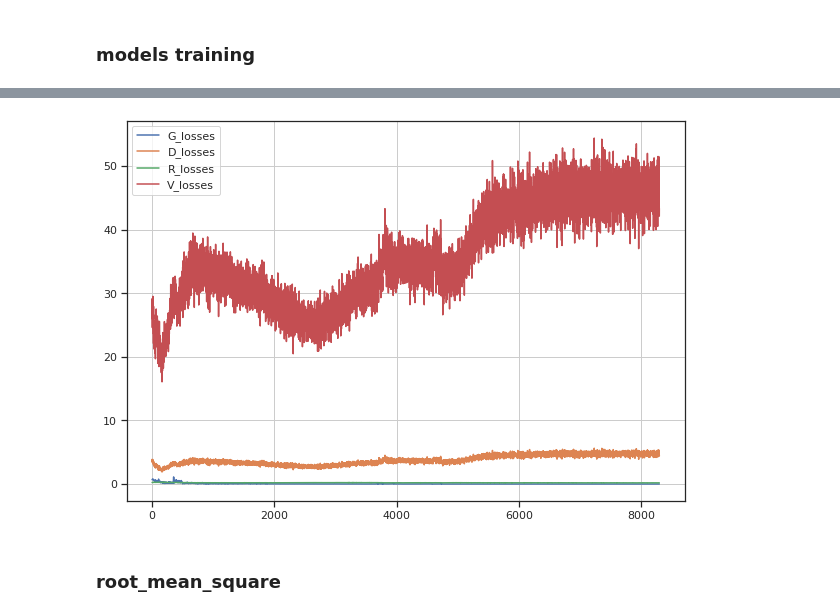
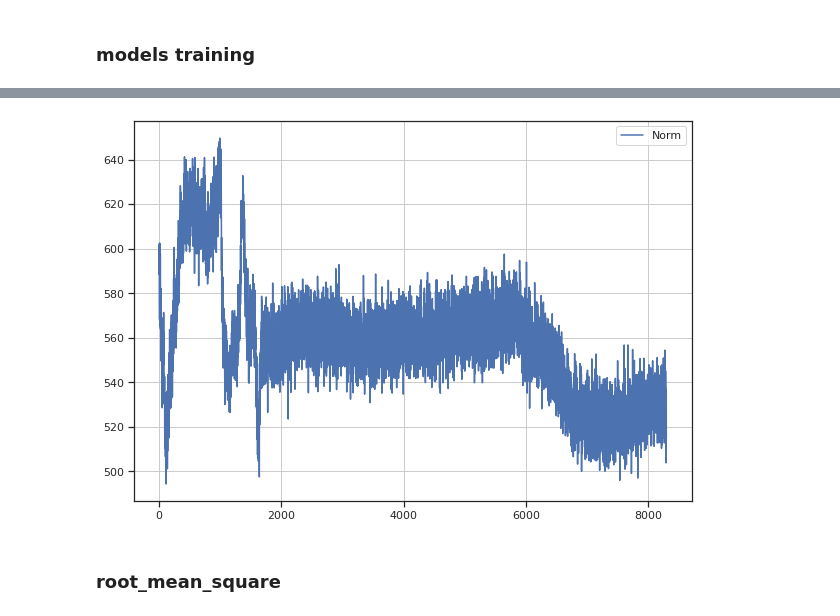
Before and after one commit to RamilyaSharifullina25/thesis, a Jupyter notebook: TIME/researchs.ipynb, the cells around one changed output, grey strips where cells are left out. Drawn from its saved outputs; the diff is of its cells as text; code cells hidden in the pictures.

```diff
--- a/TIME/researchs.ipynb
+++ b/TIME/researchs.ipynb
@@ -303,8 +303,19 @@ class Verification_criterion(nn.Module):
     def forward(self, embeding_x, embeding_y):
         if self.n == 1:
             return (0.5 * torch.max(torch.zeros(1).to(device), 2 - torch.linalg.norm(embeding_x - embeding_y)) ** 2)
+# %%
+class Verification(nn.Module):
+    def __init__(self, alpha, n):
+        super().__init__()
+        self.alpha = alpha
+        self.n = n
+
+    def forward(self, embeding_x, embeding_y):
+        if self.n == 1:
+            return (torch.linalg.norm(embeding_x - embeding_y))
 # %%
 criterion_verif = Verification_criterion(2, 1)
+criterion_verif2 = Verification(2, 1)
 # %%
 def train(loader,
           gen,
@@ -325,6 +336,7 @@ def train(loader,
     D_losses = []
     R_losses = []
     V_losses = []
+    V_losses2 = []
     verificator_labels = []
     verificator_preds = []
 
@@ -354,8 +366,10 @@ def train(loader,
             model_verification.eval()
             embeding_fake = model_verification(fake)
             embeding_real = model_verification(real_data)
-            loss_verif = criterion_verif(embeding_real, embeding_real)
+            loss_verif = criterion_verif(embeding_real, embeding_fake)
+            loss2 = criterion_verif2(embeding_real, embeding_fake)
             V_losses.append(loss_verif.item())
+            V_losses2.append(loss2.item())
 #             preds = torch.argmax(output_class, 1)
 #             verificator_labels.append(y)
 #             verificator_preds.append(preds)
@@ -385,7 +399,7 @@ def train(loader,
             G_opt.step()
 
         if epoch % 10 == 0:
-            print(f"Epoch [{epoch}/{num_epochs}] Batch {idx}/{len(loader)} Loss D: {D_loss.item():.4f}, Loss G: {G_loss.item():.4f}, Loss V: {loss_verif.item():.4f}, Loss R: {loss_regul.item():.4f}")
+            print(f"Epoch [{epoch}/{num_epochs}] Batch {idx}/{len(loader)} Loss D: {D_loss.item():.4f}, Loss G: {G_loss.item():.4f}, Loss V: {loss_verif.item():.4f}, Loss R: {loss_regul.item():.4f}, Norm {loss2.item():.4f}")
 
 
             step += 1
@@ -405,7 +419,7 @@ def train(loader,
 #         'str_simil': 1 - loss_regul.item()
     }, save_PATH)
 
-    return G_losses, D_losses, R_losses, V_losses
+    return G_losses, D_losses, R_losses, V_losses, V_losses2
 # %% [markdown]
 ---
 # %% [markdown]
@@ -436,14 +454,15 @@ Epoch [50/100] Batch 82/83 Loss D: 2.1701, Loss G: 0.0053, Loss V: 2.0000, Loss
 # %%
 plt.figure(figsize=(10, 7))
-plt.plot(losses_ms[0], label = 'G_losses')
-plt.plot(losses_ms[1], label = 'D_losses')
-plt.plot(losses_ms[2], label = 'R_losses')
-plt.plot(losses_ms[3], label = 'V_losses')
+# plt.plot(losses_ms[0], label = 'G_losses')
+# plt.plot(losses_ms[1], label = 'D_losses')
+# plt.plot(losses_ms[2], label = 'R_losses')
+# plt.plot(losses_ms[3], label = 'V_losses')
+plt.plot(losses_ms[4], label = 'Norm')
 plt.legend()
 plt.grid()
 plt.show()
 # %% [output]
-[figure, old version]
+[figure, new version]
 # %%
 gen_ms = Generator().to(device)
 disc_ms = Discriminator().to(device)
```
Also changed, not shown: parts of 1 cell of this notebook.
